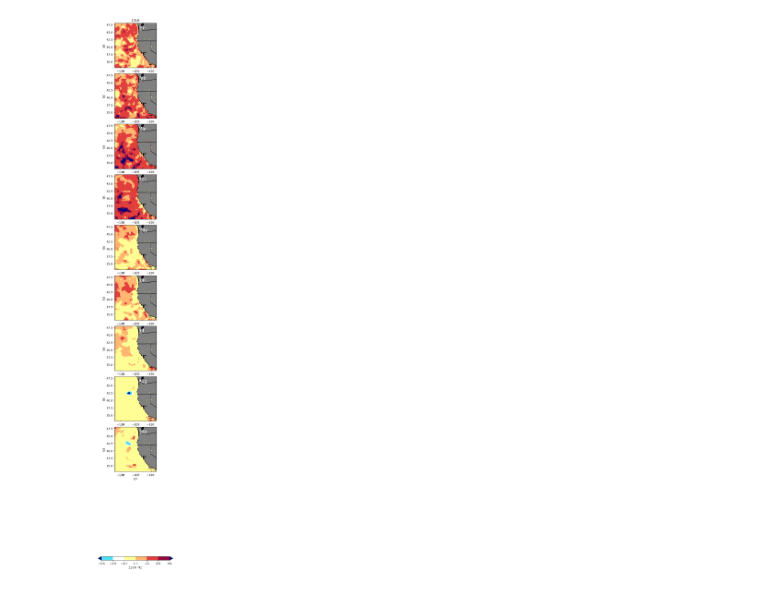
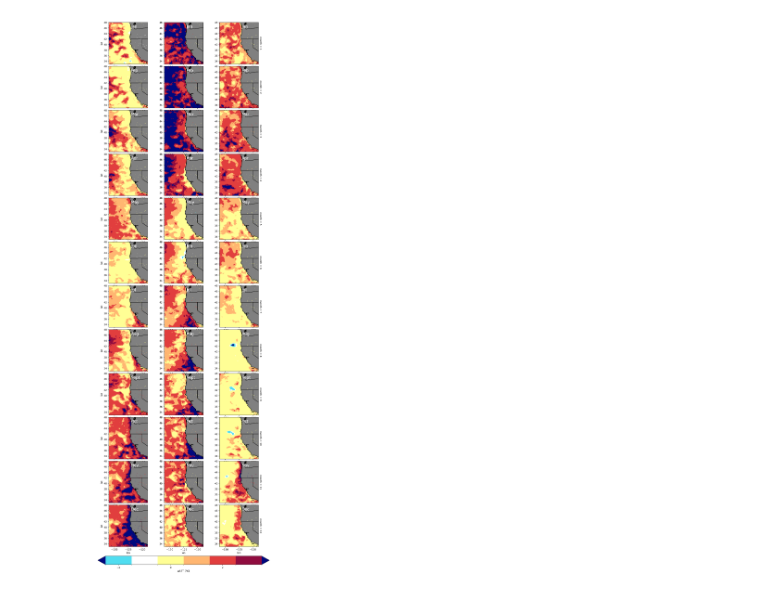
Before and after one commit to UCB-stat-159-s23/hw03-Group16, a Jupyter notebook: climate-Q04.ipynb, the cells around one changed output. Saved outputs shown, nothing was run; the diff lists cells and outputs as text; code cells hidden in the pictures.

Commit message:
Merging arrays, combining into one plot

```diff
--- a/climate-Q04.ipynb
+++ b/climate-Q04.ipynb
@@ -66,7 +29,7 @@ test_sd = test.analysed_sst.groupby('time.month').std()
 #segmenting the dataset based on year
 ds_2014 = ds.sel(time=slice('2014-01-01', '2014-12-31'))
 ds_2015 = ds.sel(time=slice('2015-01-01', '2015-12-31'))
-ds_2016 = ds.sel(time=slice('2016-01-01', '2016-09-30'))
+ds_2016 = ds.sel(time=slice('2016-01-01', '2016-12-31'))
 # %%
 #calculate the means for each month for each selected year
 ds_2014m = ds_2014.analysed_sst.groupby('time.month').mean()
@@ -83,3 +48,5 @@ sd_2016 = diff_2016 / test_sd
 # %%
-#check
-sd_2014
+#add a dimension 'year' to the data arrays
+sd_2014 = sd_2014.assign_coords(year="year").expand_dims(dim=dict(year= [2014]))
+sd_2015 = sd_2015.assign_coords(year="year").expand_dims(dim=dict(year= [2015]))
+sd_2016 = sd_2016.assign_coords(year="year").expand_dims(dim=dict(year= [2016]))
@@ -154,28 +53,32 @@ for ax in s.axes.flat:
-# %%
-levels = [-2.5, -1.5, -1, 1, 1.5,2.5,3]
-colors = ["#00087E", "#50DDF0", "#FFFFFF", "#FFFE95", "#FFB671", "#E13E3E" , "#900C3F"]
-t = sd_2016.plot(col='month', x = 'lon', y = 'lat', col_wrap=1, transform=ccrs.PlateCarree(),
-                            #vmin=-3, vmax=3,
-                            levels = levels, colors = colors,
-                            #cmap="seismic",
-                            subplot_kws={'projection': ccrs.PlateCarree()},
-                            cbar_kwargs={'orientation': 'horizontal', 'label' : 'ΔSST (°C)', "anchor": (1.0,0.0),'pad':0.015});
-
-t.fig.suptitle("2016", y = 0.995, x = 0.5)
-titles = ['Jan','Feb', 'Mar', 'Apr', 'May', 'Jun', 'Jul', 'Aug', 'Sep']
-for ax, title in zip(t.axes.flatten(), titles):
-    ax.annotate(title, xy = (-124, 46), fontsize = 16, color = "white")
-    ax.set_title(" ", fontsize=12)
-
-for ax in t.axes.flat:
-    ax.add_feature(cfeature.BORDERS)
-    ax.coastlines("10m", color="k")
-    ax.add_feature(cfeature.LAND, color="grey")
-    ax.add_feature(cfeature.STATES.with_scale("10m"))
-    ax.get_xaxis().set_visible(True)
-    ax.get_yaxis().set_visible(True)
-# %% [output]
-[figure, removed]
+# %%
+combined_anomalies = xr.merge([sd_2014, sd_2015, sd_2016])
+anomaly = combined_anomalies.analysed_sst
+# %%
+#plot
+levels = [-2.5, -1.5, -1, 1, 1.5,2.5,3]
+colors = ["#00087E", "#50DDF0", "#FFFFFF", "#FFFE95", "#FFB671", "#E13E3E" , "#900C3F"]
+z = anomaly.plot(col='year', row = "month", x = 'lon', y = 'lat', col_wrap=3, transform=ccrs.PlateCarree(),
+                            #vmin=-3, vmax=3,
+                            levels = levels, colors = colors,
+                            subplot_kws={'projection': ccrs.PlateCarree()},
+                            cbar_kwargs={'orientation': 'horizontal', 'label' : 'ΔSST (°C)', "ticks":[-2,0,2], 'pad':0.015});
+
+#z.fig.suptitle("2016", y = 0.995, x = 0.5)
+#titles = ['Jan','Feb', 'Mar', 'Apr', 'May', 'Jun', 'Jul', 'Aug', 'Sep', 'Oct', 'Nov','Dec']
+titles = np.repeat(["Jan","Feb","Mar","Apr","May","Jun","Jul","Aug","Sept","Oct","Nov","Dec"],repeats=3)
+for ax, title in zip(z.axes.flatten(), titles):
+    ax.annotate(title, xy = (-124, 46), fontsize = 16, color = "white")
+    ax.set_title(" ", fontsize=12)
+
+for ax in z.axes.flat:
+    ax.add_feature(cfeature.BORDERS)
+    ax.coastlines("10m", color="k")
+    ax.add_feature(cfeature.LAND, color="grey")
+    ax.add_feature(cfeature.STATES.with_scale("10m"))
+    ax.get_yaxis().set_visible(True)
+    #ax.get_xaxis().set_visible(True)
+# %% [output]
+[figure, added]
 # %%
 #TO DO:
 #change x and y axis
```
Also changed, not shown: parts of 10 cells of this notebook.
